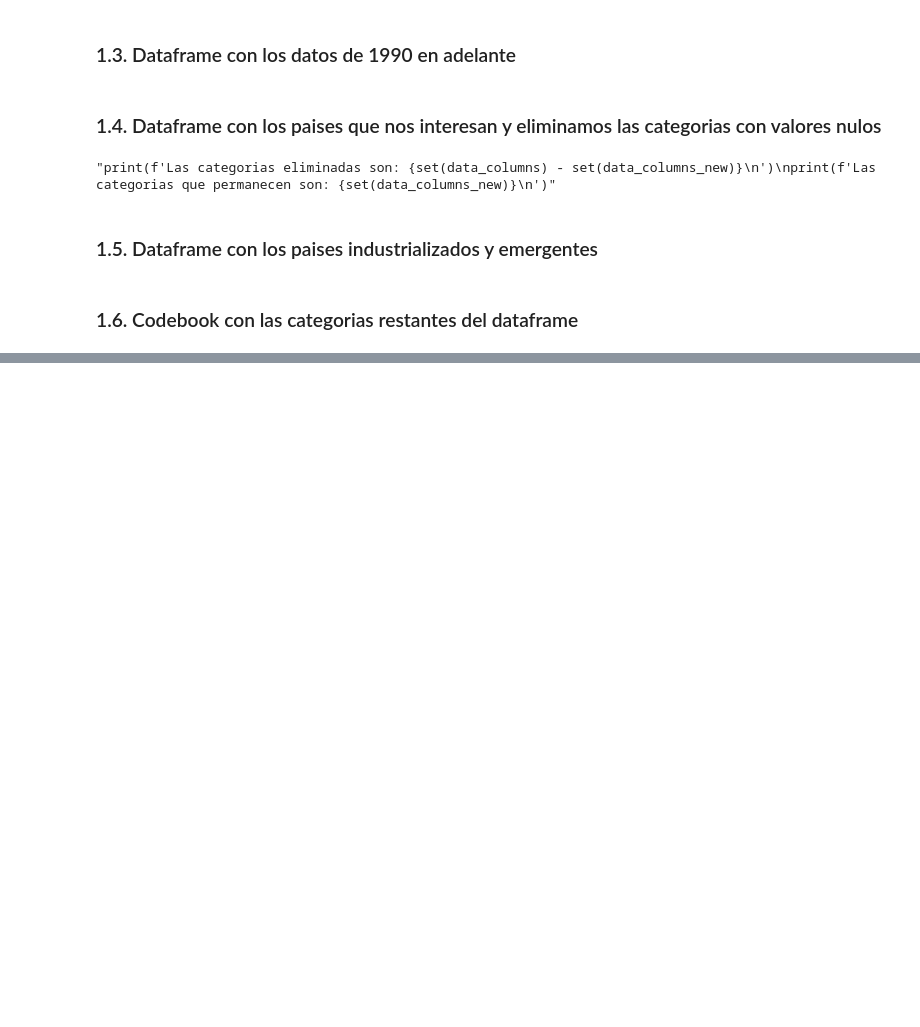
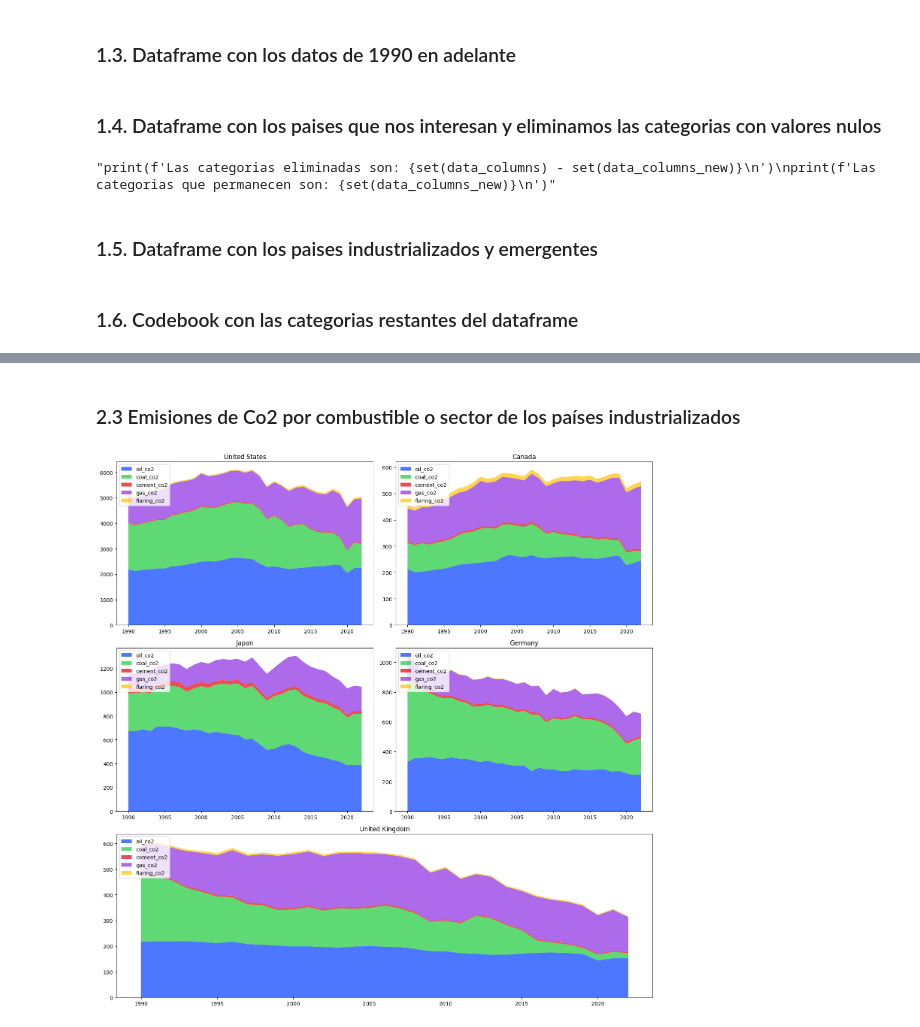
Before and after one commit to ramxv/proyecto-mod1-sic, a Jupyter notebook: main.ipynb, the cells around one changed output, grey strips where cells are left out. Cells and saved outputs as stored; diff of their text form; code cells hidden in the pictures; blank space fills up the shorter version.

```diff
--- a/main.ipynb
+++ b/main.ipynb
@@ -174,0 +266,55 @@ codebook.to_csv(ruta_derivada + 'codebook-new.csv', index=False)
+# %% [markdown]
+### 2.3 Emisiones de Co2 por combustible o sector de los países industrializados
+# %%
+# Filtrar las columnas de emisiones para los países emergentes
+emisiones_usa = data_ind[data_ind['country'] == 'United States'][['oil_co2', 'coal_co2', 'cement_co2', 'gas_co2', 'flaring_co2']]
+emisiones_canada = data_ind[data_ind['country'] == 'Canada'][['oil_co2', 'coal_co2', 'cement_co2', 'gas_co2', 'flaring_co2']]
+emisiones_japan = data_ind[data_ind['country'] == 'Japan'][['oil_co2', 'coal_co2', 'cement_co2', 'gas_co2', 'flaring_co2']]
+emisiones_germany = data_ind[data_ind['country'] == 'Germany'][['oil_co2', 'coal_co2', 'cement_co2', 'gas_co2', 'flaring_co2']]
+emisiones_uk = data_ind[data_ind['country'] == 'United Kingdom'][['oil_co2', 'coal_co2', 'cement_co2', 'gas_co2', 'flaring_co2']]
+
+
+# Filtrar los años para los países emergentes
+years_usa = data_ind[data_ind['country'] == 'United States'][['year']]
+years_canada = data_ind[data_ind['country'] == 'Canada'][['year']]
+years_japan = data_ind[data_ind['country'] == 'Japan'][['year']]
+years_germany = data_ind[data_ind['country'] == 'Germany'][['year']]
+years_uk = data_ind[data_ind['country'] == 'United Kingdom'][['year']]
+
+pal = sns.color_palette('bright6')
+
+fig = plt.figure(figsize=(15, 15))
+
+# Definir la cuadrícula de subgráficos
+ax1 = plt.subplot2grid((3, 2), (0, 0))
+ax2 = plt.subplot2grid((3, 2), (0, 1))
+ax3 = plt.subplot2grid((3, 2), (1, 0))
+ax4 = plt.subplot2grid((3, 2), (1, 1))
+ax5 = plt.subplot2grid((3, 2), (2, 0), colspan=3)  # United Kingdom ocupará los dos cuadrantes inferiores
+
+# Graficar los stackplots para cada país y añadir leyendas
+ax1.stackplot(years_usa['year'], emisiones_usa.T, labels=emisiones_usa.columns, alpha=0.7, colors=pal)
+ax1.set_title('United States')
+ax1.legend(loc='upper left')
+
+ax2.stackplot(years_canada['year'], emisiones_canada.T, labels=emisiones_canada.columns, alpha=0.7, colors=pal)
+ax2.set_title('Canada')
+ax2.legend(loc='upper left')
+
+ax3.stackplot(years_japan['year'], emisiones_japan.T, labels=emisiones_japan.columns, alpha=0.7, colors=pal)
+ax3.set_title('Japan')
+ax3.legend(loc='upper left')
+
+ax4.stackplot(years_germany['year'], emisiones_germany.T, labels=emisiones_germany.columns, alpha=0.7, colors=pal)
+ax4.set_title('Germany')
+ax4.legend(loc='upper left')
+
+ax5.stackplot(years_uk['year'], emisiones_uk.T, labels=emisiones_uk.columns, alpha=0.7, colors=pal)
+ax5.set_title('United Kingdom')
+ax5.legend(loc='upper left')
+
+plt.subplots_adjust(wspace=0, hspace=0)
+plt.tight_layout()
+plt.show()
+# %% [output]
+[figure, added]
```
Also changed, not shown: parts of 10 cells of this notebook, 5 other files.
